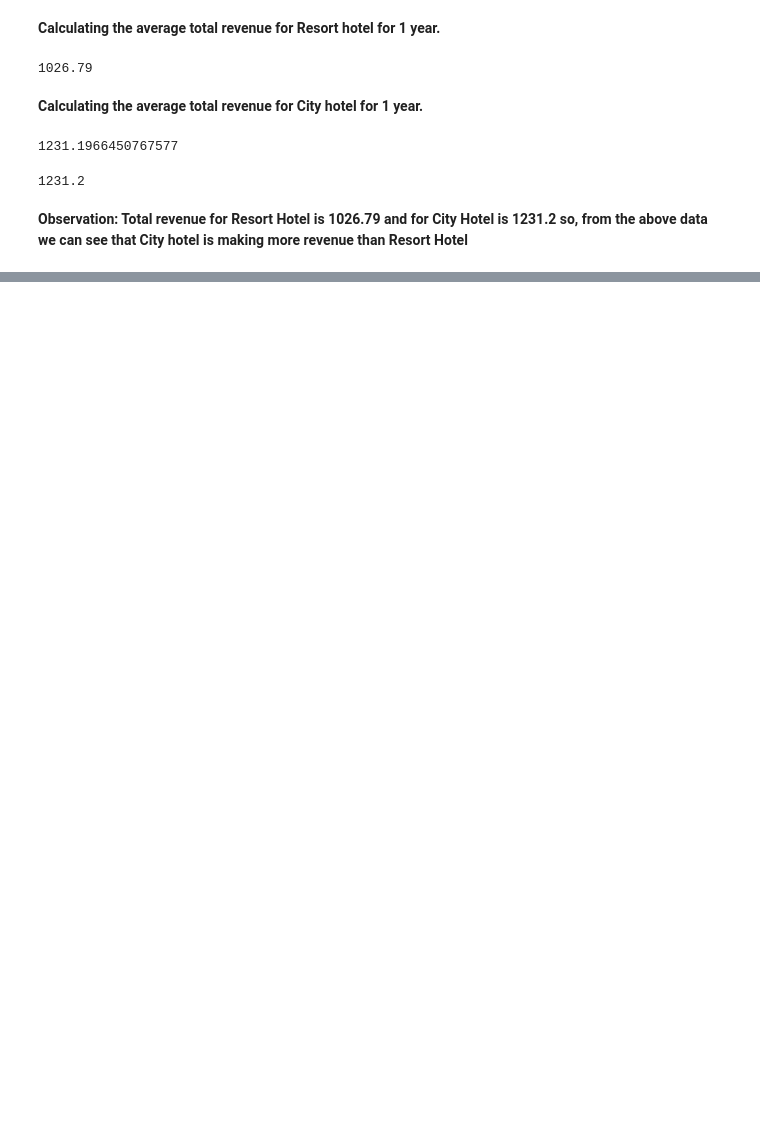
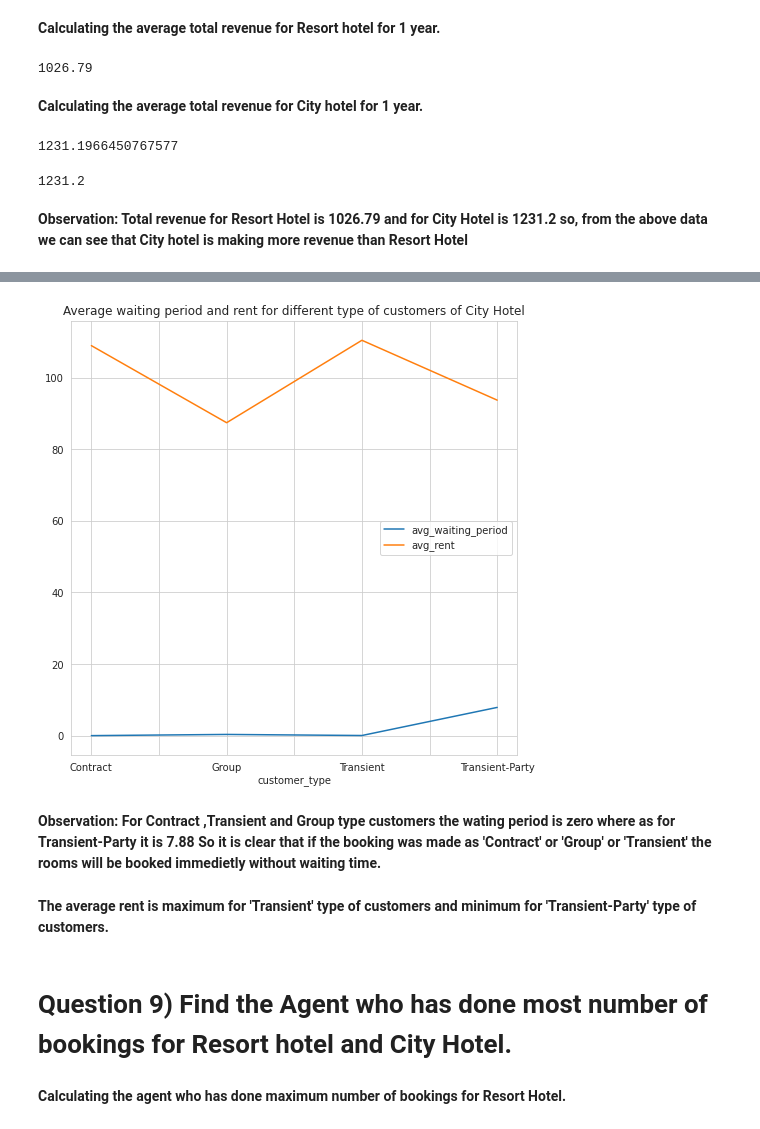
Before and after one commit to Jatingpt/Hotel-Booking-Analysis, a Jupyter notebook: Hotel_Booking_Analysis_Capstone_Project.ipynb, the cells around one changed output, grey strips where cells are left out. Drawn from its saved outputs; the diff is of its cells as text; code cells hidden in the pictures; blank space fills up the shorter version.

```diff
--- a/Hotel_Booking_Analysis_Capstone_Project.ipynb
+++ b/Hotel_Booking_Analysis_Capstone_Project.ipynb
@@ -702,0 +729,2 @@ total_city_revenue.round(2)
+# %%
+average_city_values = city_booking.groupby('customer_type').agg({'days_in_waiting_list':"mean",'adr':"mean"}).rename(columns = {'days_in_waiting_list':'avg_waiting_period','adr':'avg_rent'})
@@ -702,0 +740,12 @@ total_city_revenue.round(2)
+# %%
+ax = average_city_values.plot(figsize=(8,8),title='Average waiting period and rent for different type of customers of City Hotel')
+# %% [output]
+[figure, added]
+# %% [markdown]
+**Observation: For Contract ,Transient and Group type customers the wating period is zero where as for Transient-Party it is 7.88 So it is clear that if the booking was made as 'Contract' or 'Group' or 'Transient' the rooms will be booked immedietly without waiting time.**
+# %% [markdown]
+**The average rent is maximum for 'Transient' type of customers and minimum for 'Transient-Party' type of customers.**
+# %% [markdown]
+# **Question 9) Find the Agent who has done most number of bookings for Resort hotel and City Hotel.**
+# %% [markdown]
+**Calculating the agent who has done maximum number of bookings for Resort Hotel.**
```
Also changed, not shown: parts of 18 cells of this notebook.
